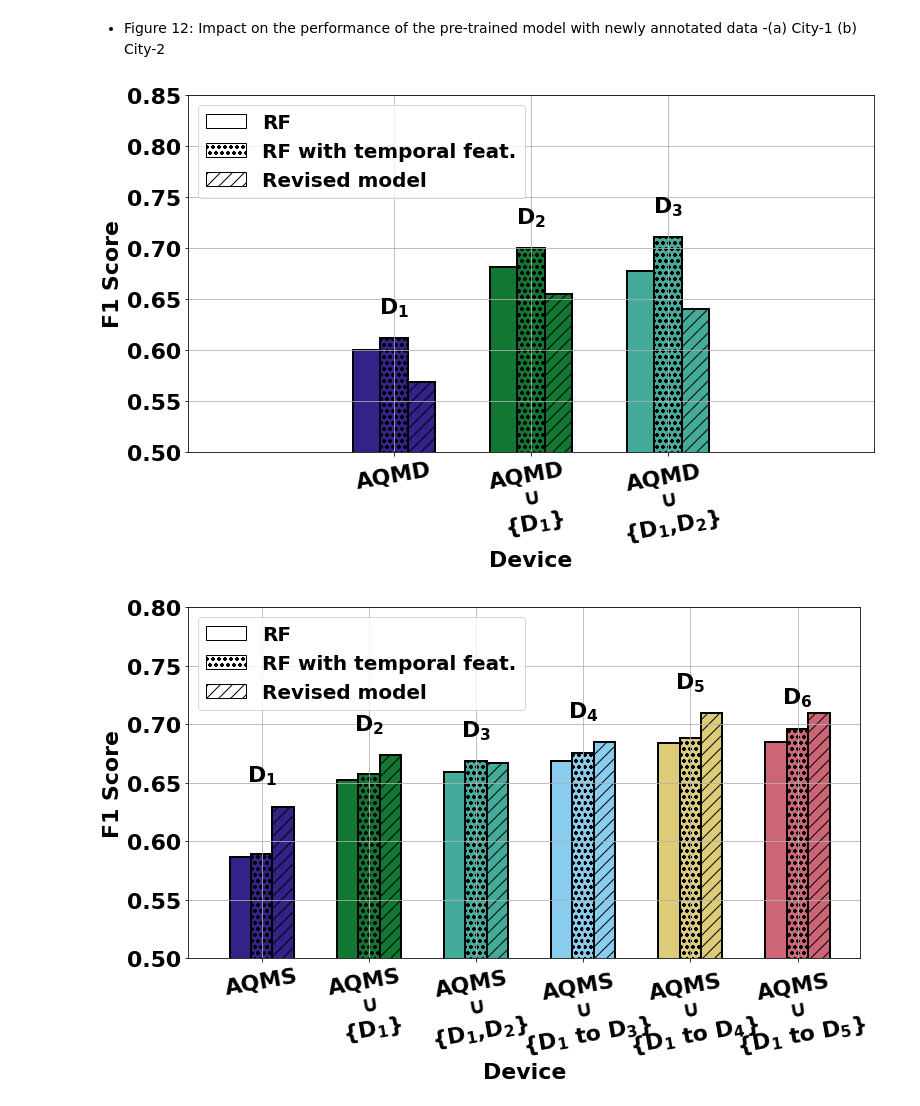
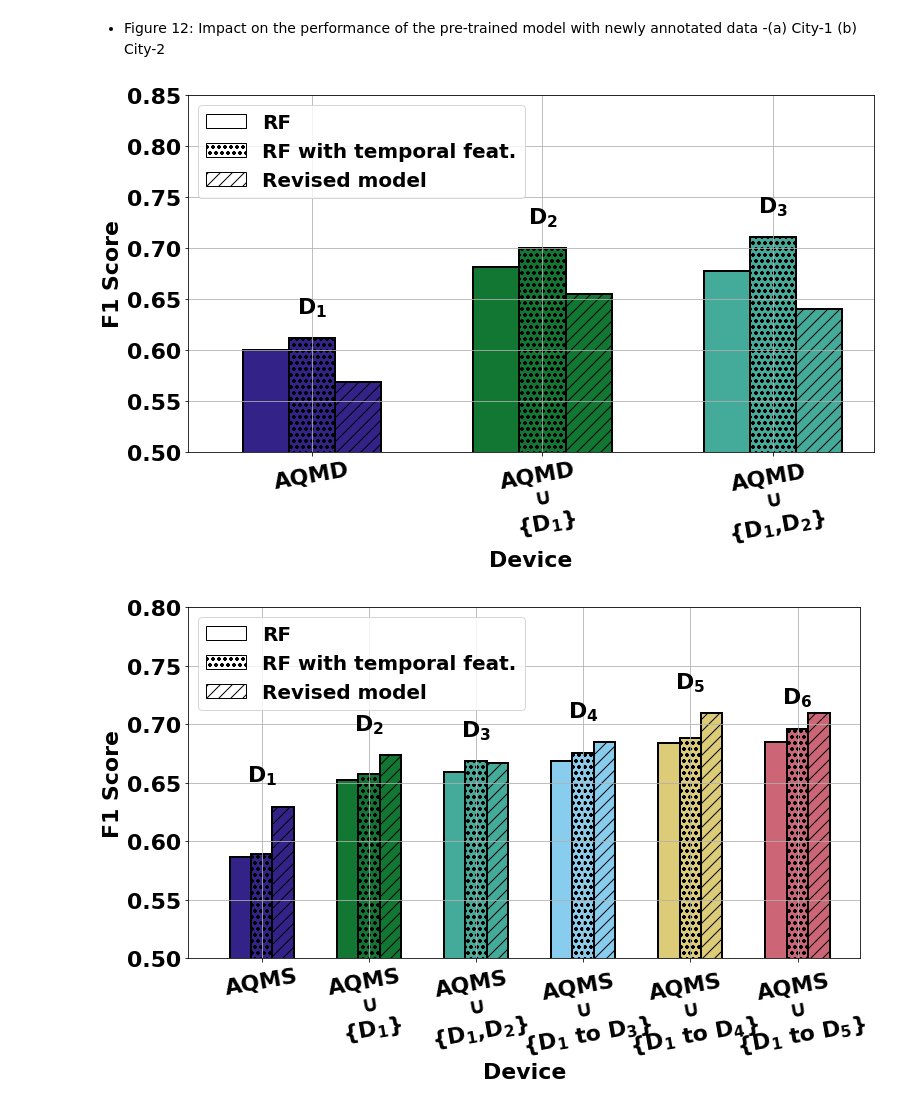
Before and after one commit to prasenjit52282/AQuaMoHo, a Jupyter notebook: plot.ipynb, the cells around one changed output. Drawn from its saved outputs; the diff is of its cells as text; code cells hidden in the pictures.

Commit message:
plot xlim is removed back to prev style

```diff
--- a/plot.ipynb
+++ b/plot.ipynb
@@ -42,35 +42,35 @@ ax.bar(x=np.array([1,2,3]),height=rf_aug,align='center', alpha=1, ecolor='k',
        capsize=10,color=color,
        width=0.2,ec='k',linewidth=linewidth-2,hatch='oo',
        error_kw =dict(linestyle='-',linewidth=3.0, color='black',markeredgewidth=3))
 #RNN
 ax.bar(x=np.array([1,2,3])+0.2,height=rnn_aug,align='center', alpha=1, ecolor='k',
        capsize=10,color=color,
        width=0.2,ec='k',linewidth=linewidth-2,hatch='//',
        error_kw =dict(linestyle='-',linewidth=3.0, color='black',markeredgewidth=3))
 
 ax.set_ylim(0.5,0.85)
-ax.set_xlim(-0.5,4.5)
+#ax.set_xlim(-0.5,4.5)
 
 ax.set_xlabel("Device",fontsize=fontsize, fontweight='bold')
 ax.set_ylabel("F1 Score",fontsize=fontsize, fontweight='bold')
 
 ax.set_xticks([1,2,3])
 ax.set_xticklabels(xlabel,rotation=10,fontsize=fontsize, fontweight='bold')
 plt.yticks(fontsize=fontsize, fontweight='bold')
 addlabels(["$\mathbf{D_"+f"{i}"+"}$\n" for i in range(1,4)],np.max([rf_aug_old.values,rf_aug.values,
                                                                     rnn_aug.values],axis=0))
 
 #LEGEND######
 plt.bar([1],[0],label='RF',color='white',ec='k')
 plt.bar([1],[0],label='RF with temporal feat.',color='white',ec='k',hatch="oo")
 plt.bar([1],[0],label='Revised model',color='white',ec='k',hatch='//')
 plt.legend(loc='upper left',prop=dict(size=fontsize-2,weight="bold"))
 
 plt.tight_layout()
 plt.grid()
 fig.savefig("./logs/figs/dgp_aug.png")
 # %% [output]
-[figure, old version]
+[figure, new version]
 # %%
 #Delhi (b)
 rf_aug_old=pd.read_csv("./logs/exp/delhi_rf_old_aug.csv")["f1_score_test"] #RF OLD
```
Also changed, not shown: 1 other file.
